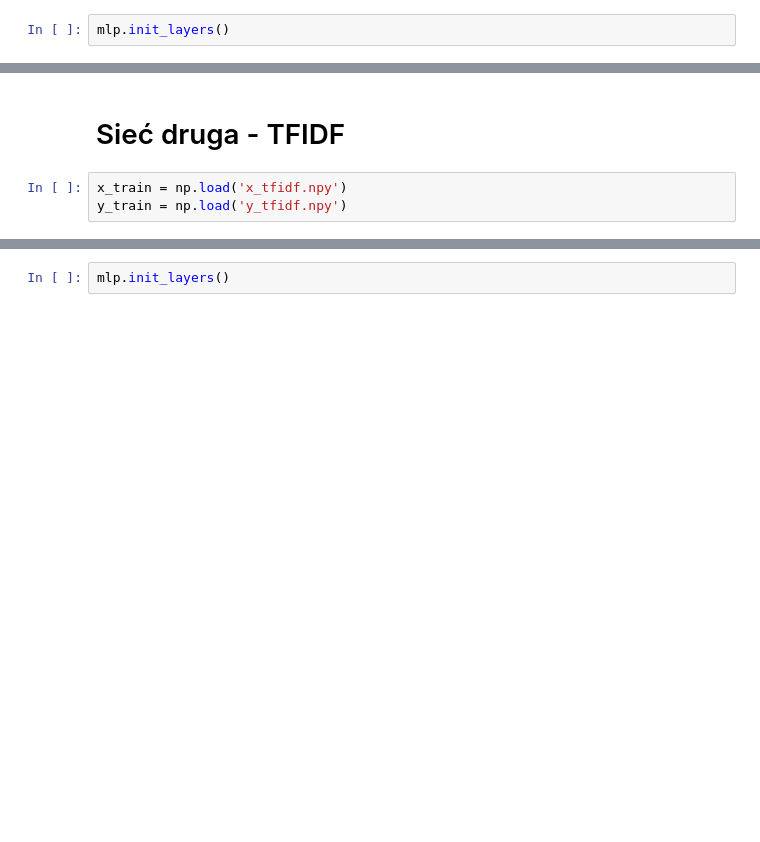
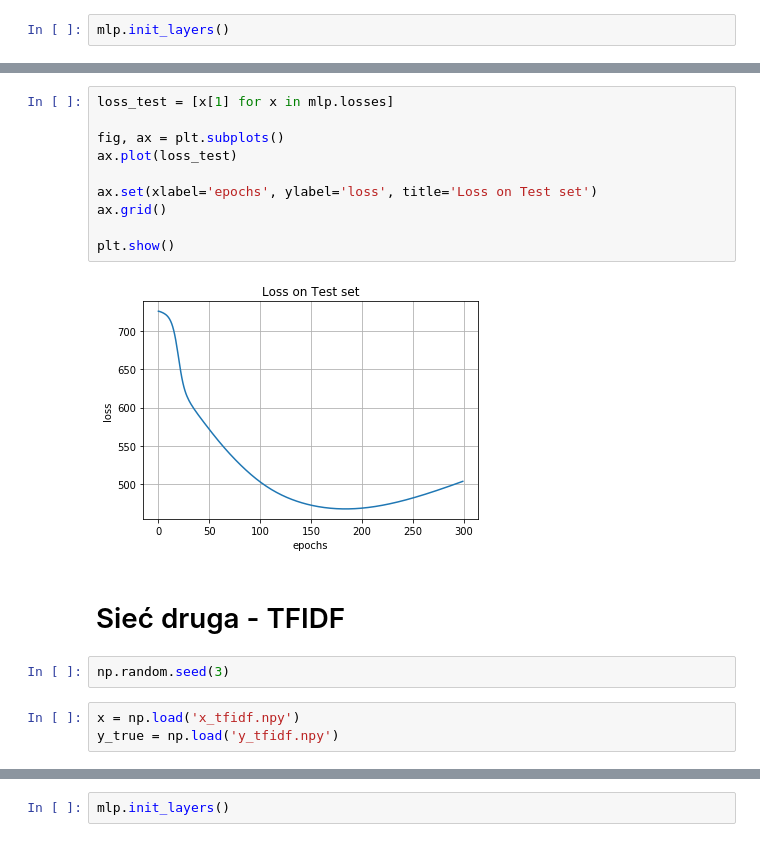
Before and after one commit to Offpics/PSZT, a Jupyter notebook: training.ipynb, the cells around one changed output, grey strips where cells are left out. Saved outputs shown, nothing was run; the diff lists cells and outputs as text; blank space fills up the shorter version.

```diff
--- a/training.ipynb
+++ b/training.ipynb
@@ -65,5 +97,19 @@ plt.show()
+# %%
+loss_test = [x[1] for x in mlp.losses]
+
+fig, ax = plt.subplots()
+ax.plot(loss_test)
+
+ax.set(xlabel='epochs', ylabel='loss', title='Loss on Test set')
+ax.grid()
+
+plt.show()
+# %% [output]
+[figure, added]
 # %% [markdown]
 # Sieć druga - TFIDF
+# %%
+np.random.seed(3)
 # %%
-x_train = np.load('x_tfidf.npy')
-y_train = np.load('y_tfidf.npy')
+x = np.load('x_tfidf.npy')
+y_true = np.load('y_tfidf.npy')
```
Also changed, not shown: parts of 15 cells of this notebook, 14 other files.
